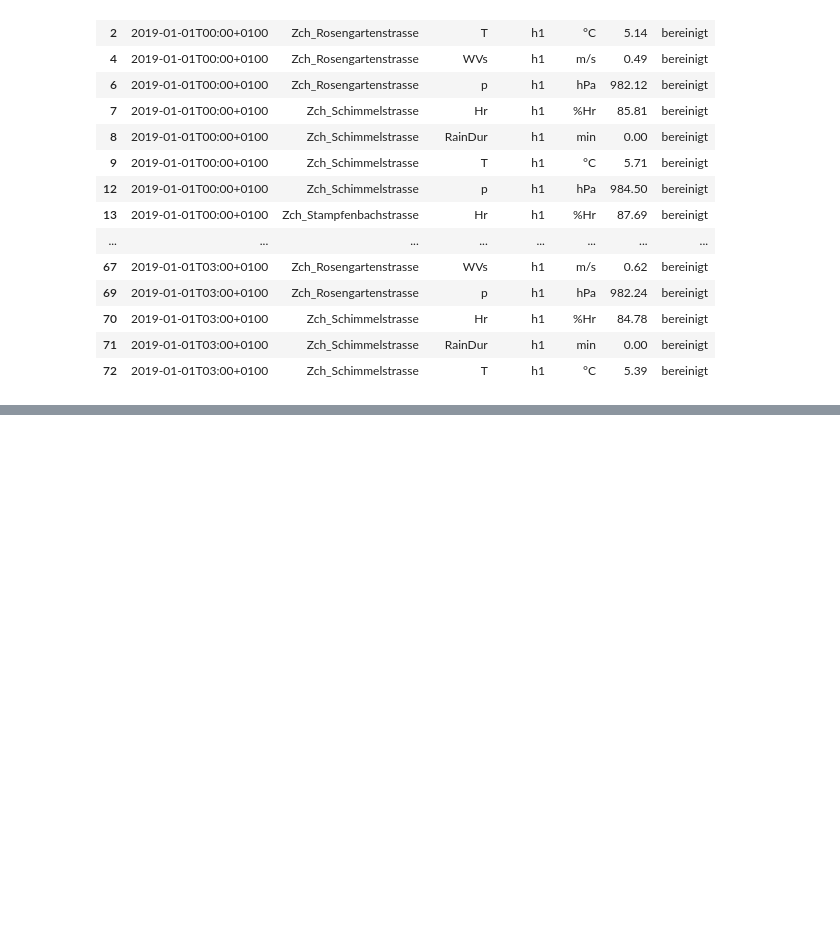
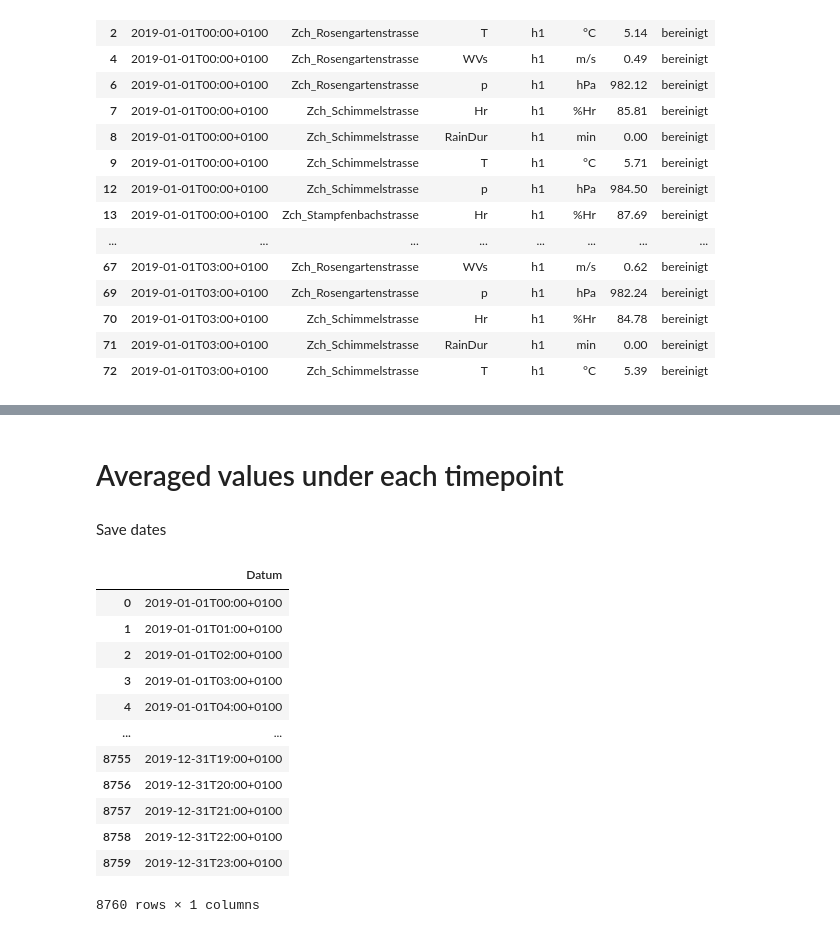
Before and after one commit to merclehoczky/HealthDataChallenge, a Jupyter notebook: scripts/explore_ZH_weather_19.ipynb, the cells around one changed output, grey strips where cells are left out. Cells and saved outputs as stored; diff of their text form; code cells hidden in the pictures; blank space fills up the shorter version.

```diff
--- a/scripts/explore_ZH_weather_19.ipynb
+++ b/scripts/explore_ZH_weather_19.ipynb
@@ -106,0 +146,25 @@ w19_new.head(50)
+# %% [markdown]
+# Averaged values under each timepoint
+# %% [markdown]
+Save dates
+# %%
+dates = w19_new.reset_index(inplace=False)
+dates = dates['Datum']
+dates = dates.drop_duplicates()
+dates = dates.to_frame()
+dates = dates.reset_index(drop = True)
+dates
+# %% [output]
+|  | Datum |
+| 0 | 2019-01-01T00:00+0100 |
+| 1 | 2019-01-01T01:00+0100 |
+| 2 | 2019-01-01T02:00+0100 |
+| 3 | 2019-01-01T03:00+0100 |
+| 4 | 2019-01-01T04:00+0100 |
+| ... | ... |
+| 8755 | 2019-12-31T19:00+0100 |
+| 8756 | 2019-12-31T20:00+0100 |
+| 8757 | 2019-12-31T21:00+0100 |
+| 8758 | 2019-12-31T22:00+0100 |
+| 8759 | 2019-12-31T23:00+0100 |
+8760 rows × 1 columns
```
Also changed, not shown: parts of 18 cells of this notebook.
